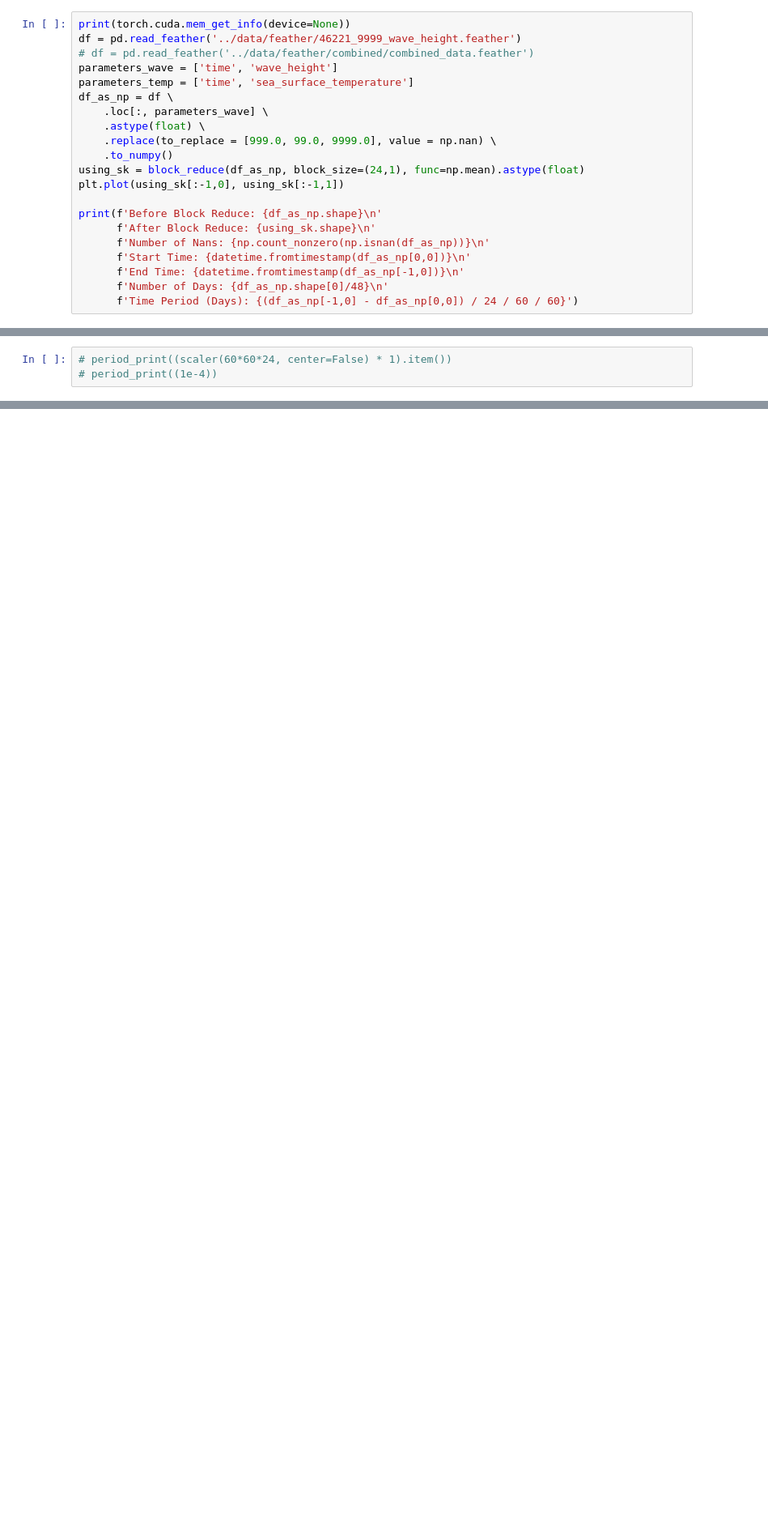
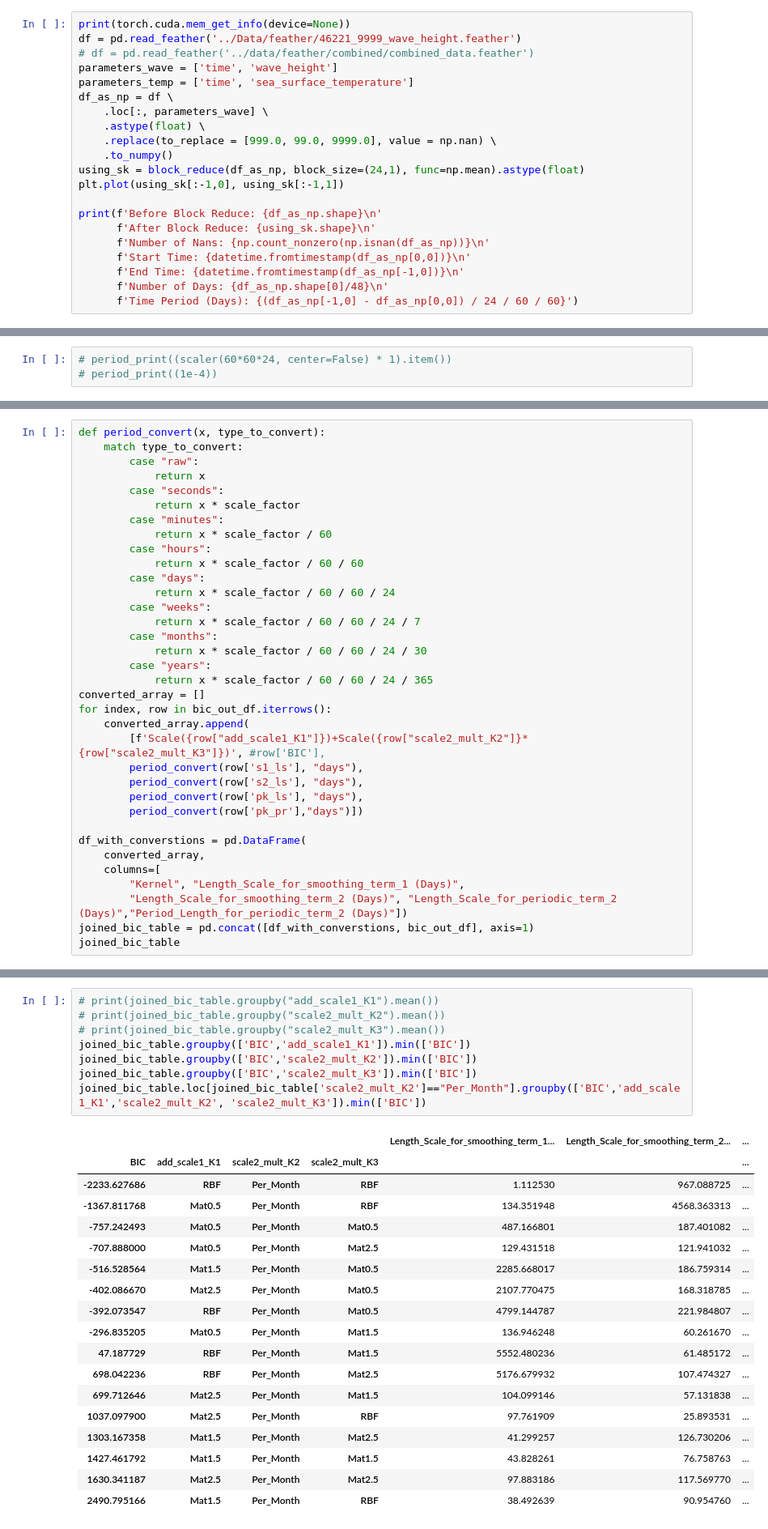
Before and after one commit to DanielCaoSilva/GaussProcesses, a Jupyter notebook: notebooks/MultipleExactGPs.ipynb, the cells around one changed output, grey strips where cells are left out. Shown: that part at 81% size. Saved outputs shown, nothing was run; the diff lists cells and outputs as text; blank space fills up the shorter version.

Commit message:
Kernel Table

```diff
--- a/notebooks/MultipleExactGPs.ipynb
+++ b/notebooks/MultipleExactGPs.ipynb
@@ -37,6 +37,6 @@ from src.custom_kernel import noise_lower, noise_upper, noise_init
 # %%
 print(torch.cuda.mem_get_info(device=None))
-df = pd.read_feather('../data/feather/46221_9999_wave_height.feather')
+df = pd.read_feather('../Data/feather/46221_9999_wave_height.feather')
 # df = pd.read_feather('../data/feather/combined/combined_data.feather')
 parameters_wave = ['time', 'wave_height']
 parameters_temp = ['time', 'sea_surface_temperature']
@@ -382,0 +448,35 @@ bic_out_df
+# %%
+def period_convert(x, type_to_convert):
+    match type_to_convert:
+        case "raw":
+            return x
+        case "seconds":
+            return x * scale_factor
+        case "minutes":
+            return x * scale_factor / 60
+        case "hours":
+            return x * scale_factor / 60 / 60
+        case "days":
+            return x * scale_factor / 60 / 60 / 24
+        case "weeks":
+            return x * scale_factor / 60 / 60 / 24 / 7
+        case "months":
+            return x * scale_factor / 60 / 60 / 24 / 30
+        case "years":
+            return x * scale_factor / 60 / 60 / 24 / 365
+converted_array = []
+for index, row in bic_out_df.iterrows():
+    converted_array.append(
+        [f'Scale({row["add_scale1_K1"]})+Scale({row["scale2_mult_K2"]}*{row["scale2_mult_K3"]})', #row['BIC'],
+        period_convert(row['s1_ls'], "days"),
+        period_convert(row['s2_ls'], "days"),
+        period_convert(row['pk_ls'], "days"),
+        period_convert(row['pk_pr'],"days")])
+
+df_with_converstions = pd.DataFrame(
+    converted_array,
+    columns=[
+        "Kernel", "Length_Scale_for_smoothing_term_1 (Days)",
+        "Length_Scale_for_smoothing_term_2 (Days)", "Length_Scale_for_periodic_term_2 (Days)","Period_Length_for_periodic_term_2 (Days)"])
+joined_bic_table = pd.concat([df_with_converstions, bic_out_df], axis=1)
+joined_bic_table
@@ -382,0 +501,27 @@ bic_out_df
+# %%
+# print(joined_bic_table.groupby("add_scale1_K1").mean())
+# print(joined_bic_table.groupby("scale2_mult_K2").mean())
+# print(joined_bic_table.groupby("scale2_mult_K3").mean())
+joined_bic_table.groupby(['BIC','add_scale1_K1']).min(['BIC'])
+joined_bic_table.groupby(['BIC','scale2_mult_K2']).min(['BIC'])
+joined_bic_table.groupby(['BIC','scale2_mult_K3']).min(['BIC'])
+joined_bic_table.loc[joined_bic_table['scale2_mult_K2']=="Per_Month"].groupby(['BIC','add_scale1_K1','scale2_mult_K2', 'scale2_mult_K3']).min(['BIC'])
+# %% [output]
+|  |  |  |  | Length_Scale_for_smoothing_term_1... | Length_Scale_for_smoothing_term_2... | ... |
+| BIC | add_scale1_K1 | scale2_mult_K2 | scale2_mult_K3 |  |  | ... |
+| -2233.627686 | RBF | Per_Month | RBF | 1.112530 | 967.088725 | ... |
+| -1367.811768 | Mat0.5 | Per_Month | RBF | 134.351948 | 4568.363313 | ... |
+| -757.242493 | Mat0.5 | Per_Month | Mat0.5 | 487.166801 | 187.401082 | ... |
+| -707.888000 | Mat0.5 | Per_Month | Mat2.5 | 129.431518 | 121.941032 | ... |
+| -516.528564 | Mat1.5 | Per_Month | Mat0.5 | 2285.668017 | 186.759314 | ... |
+| -402.086670 | Mat2.5 | Per_Month | Mat0.5 | 2107.770475 | 168.318785 | ... |
+| -392.073547 | RBF | Per_Month | Mat0.5 | 4799.144787 | 221.984807 | ... |
+| -296.835205 | Mat0.5 | Per_Month | Mat1.5 | 136.946248 | 60.261670 | ... |
+| 47.187729 | RBF | Per_Month | Mat1.5 | 5552.480236 | 61.485172 | ... |
+| 698.042236 | RBF | Per_Month | Mat2.5 | 5176.679932 | 107.474327 | ... |
+| 699.712646 | Mat2.5 | Per_Month | Mat1.5 | 104.099146 | 57.131838 | ... |
+| 1037.097900 | Mat2.5 | Per_Month | RBF | 97.761909 | 25.893531 | ... |
+| 1303.167358 | Mat1.5 | Per_Month | Mat2.5 | 41.299257 | 126.730206 | ... |
+| 1427.461792 | Mat1.5 | Per_Month | Mat1.5 | 43.828261 | 76.758763 | ... |
+| 1630.341187 | Mat2.5 | Per_Month | Mat2.5 | 97.883186 | 117.569770 | ... |
+| 2490.795166 | Mat1.5 | Per_Month | RBF | 38.492639 | 90.954760 | ... |
```
Also changed, not shown: parts of 7 cells of this notebook, 2 other files.
